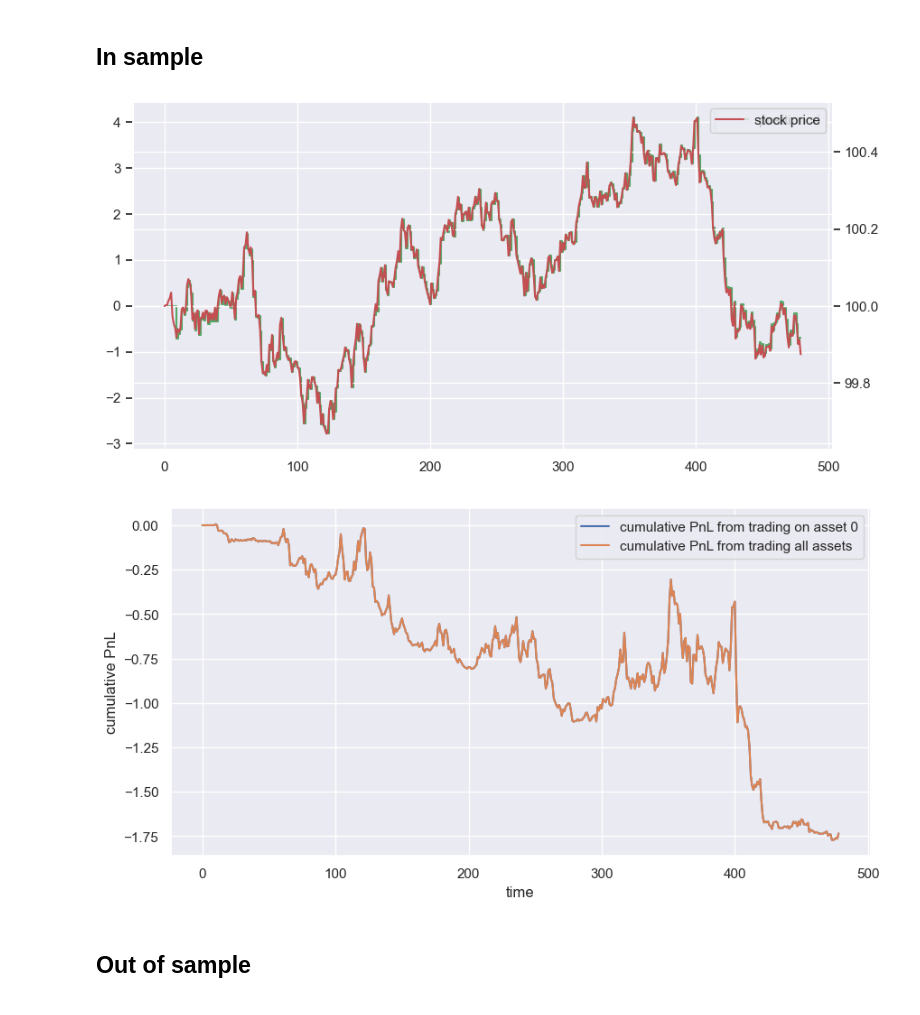
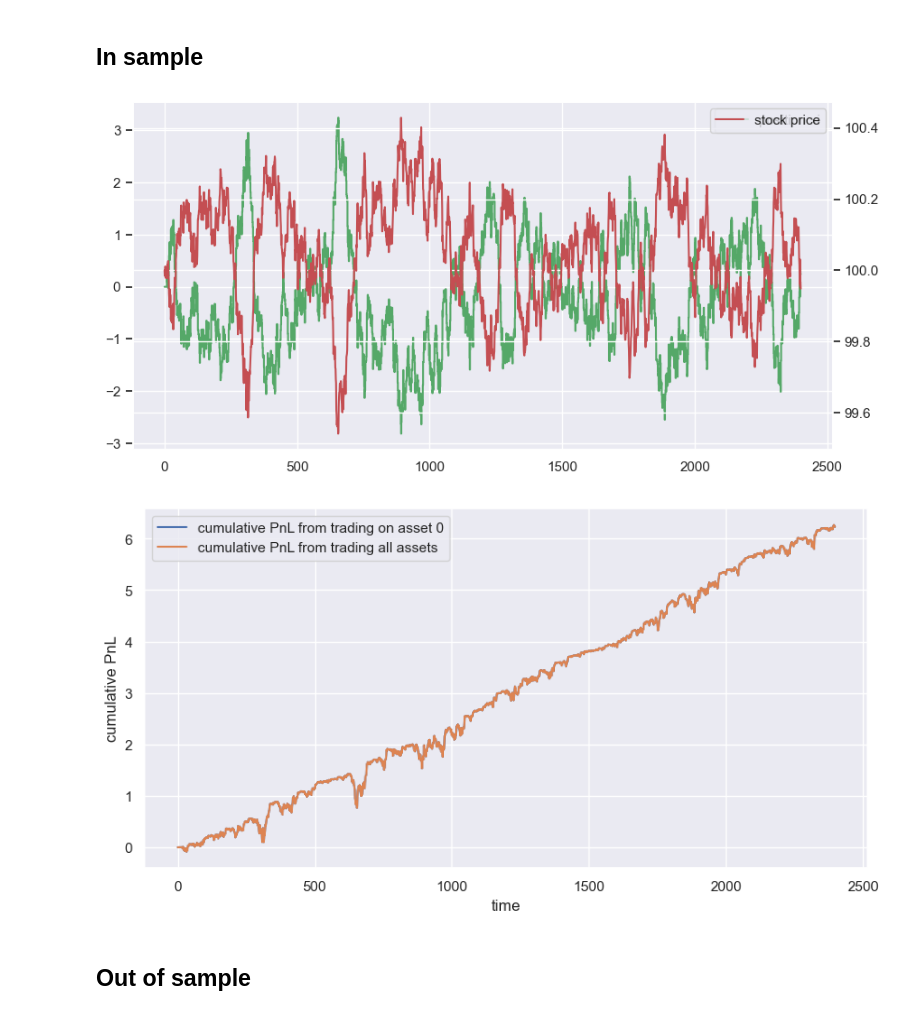
Before and after one commit to gaetanX21/SigTrading, a Jupyter notebook: src/mean_revert.ipynb, the cells around one changed output. Cells and saved outputs as stored; diff of their text form; code cells hidden in the pictures.

Commit message:
mean-revert and pairs trading working :)

```diff
--- a/src/mean_revert.ipynb
+++ b/src/mean_revert.ipynb
@@ -34,9 +34,9 @@ def synthetic_drift(drift: float, batch_size: int, T: int, n:int, X_0: float, si
 X_0 = 100
 sigma_x = 0.1
 kappa = 1000
-batch_size = 1000
-T = 1 * 1/252 # time horizon
-n = 8*60 # number of time steps
+batch_size = 30000
+T = 5 * (1/252) # time horizon
+n = 5*8*60 # number of time steps
 synthetic_batch_stock_data = synthetic_mean_reverting(batch_size, T, n, X_0, sigma_x, kappa)
 info_data = torch.zeros(batch_size, n, 0) # no info
 # unsqueeze to get a batch dimension
@@ -75,0 +80,17 @@ tensor([[ 0.0536,  0.0414, -0.0001],
+# %%
+n_samples = 10000
+ts = trading_strategy.TradingStrategy(depth, delta)
+ts.fit(synthetic_batch_stock_data[:n_samples], info_data[:n_samples])
+print('first 1/3 of data')
+print(ts.functionals[0])
+
+print('second 1/3 of data')
+shift = 10000
+ts = trading_strategy.TradingStrategy(depth, delta)
+ts.fit(synthetic_batch_stock_data[shift:shift+n_samples], info_data[shift:shift+n_samples])
+print(ts.functionals[0])
+
+print('third 1/3 of data')
+ts = trading_strategy.TradingStrategy(depth, delta)
+ts.fit(synthetic_batch_stock_data[2*shift:2*shift+n_samples], info_data[2*shift:2*shift+n_samples])
+print(ts.functionals[0])
@@ -76,30 +115,32 @@ tensor([[ 0.0536,  0.0414, -0.0001],
+# %%
+ts.functionals[0] = -ts.functionals[0]
 # %% [markdown]
 ## In sample
 # %%
 path_index = 0 # path we want to look at
-seen_stock_data = in_sample_stock[path_index]
-seen_info = in_sample_info[path_index]
+is_stock_data = synthetic_batch_stock_data[path_index]
+is_info_data = info_data[path_index]
 
 # let's trade on this path
-xi = ts.trade(seen_stock_data, seen_info, min_steps=10)
-daily_pnl = ts.compute_pnl(seen_stock_data, xi)
+xi = ts.trade(is_stock_data, is_info_data, min_steps=10)
+daily_pnl = ts.compute_pnl(is_stock_data, xi)
 cum_pnl = torch.cumsum(daily_pnl, dim=0)
 
 # convert xi to numpy array
 xi_np = xi.detach().numpy()
 # plot xi
 plt.figure(figsize=(10,5))
 plt.step(np.arange(len(xi_np)), xi_np, color='g', label='position xi')
 plt.legend()
 plt.twinx()
-plt.plot(seen_stock_data, color='r', label='stock price')
+plt.plot(is_stock_data, color='r', label='stock price')
 plt.legend()
 plt.show()
 
 utils.plot_cum_pnl(cum_pnl)
 # %% [output]
-[figure, old version]
+[figure, new version]
-[figure, old version]
+[figure, new version]
 # %% [markdown]
 ## Out of sample
 # %%
```
Also changed, not shown: parts of 10 cells of this notebook, 2 other files.
